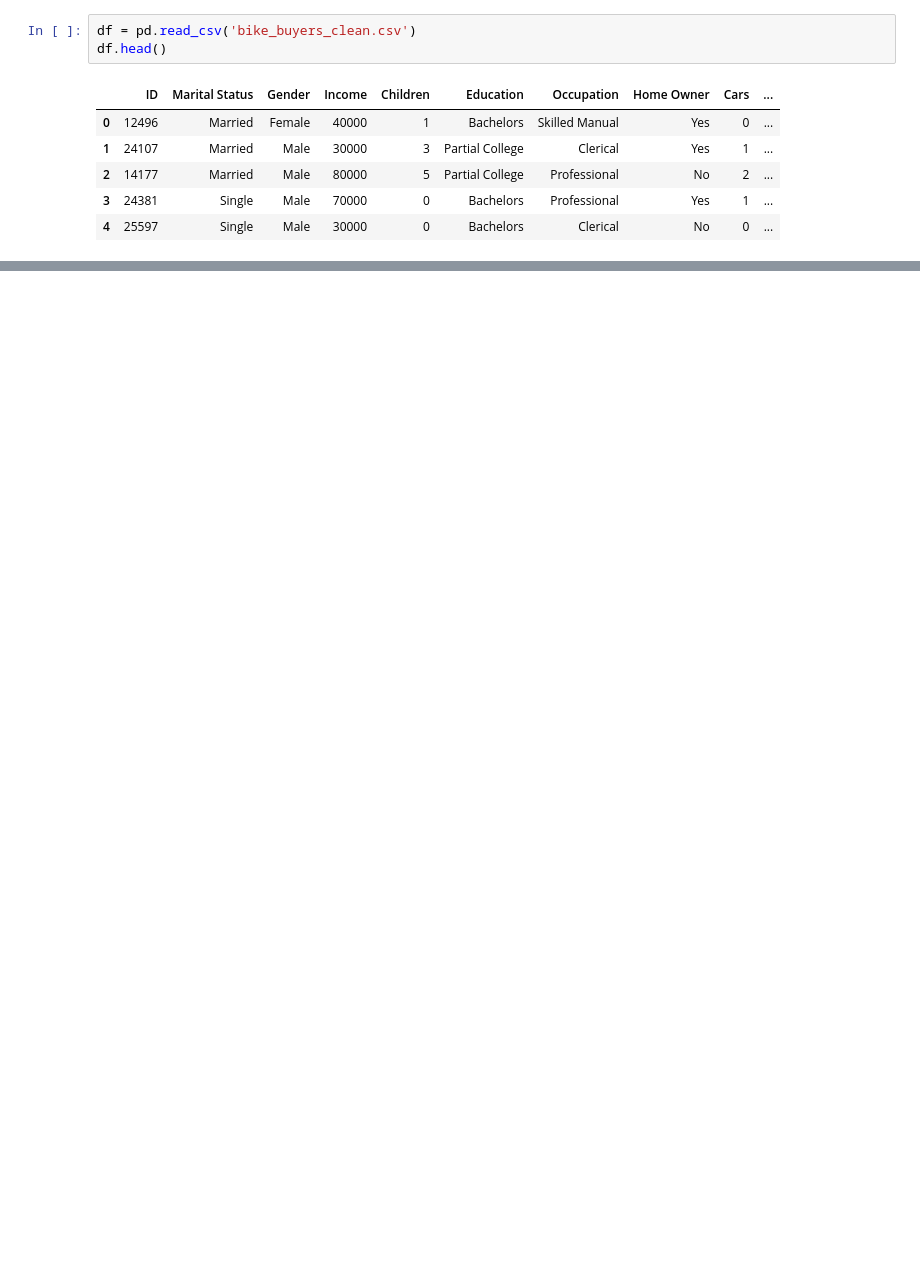
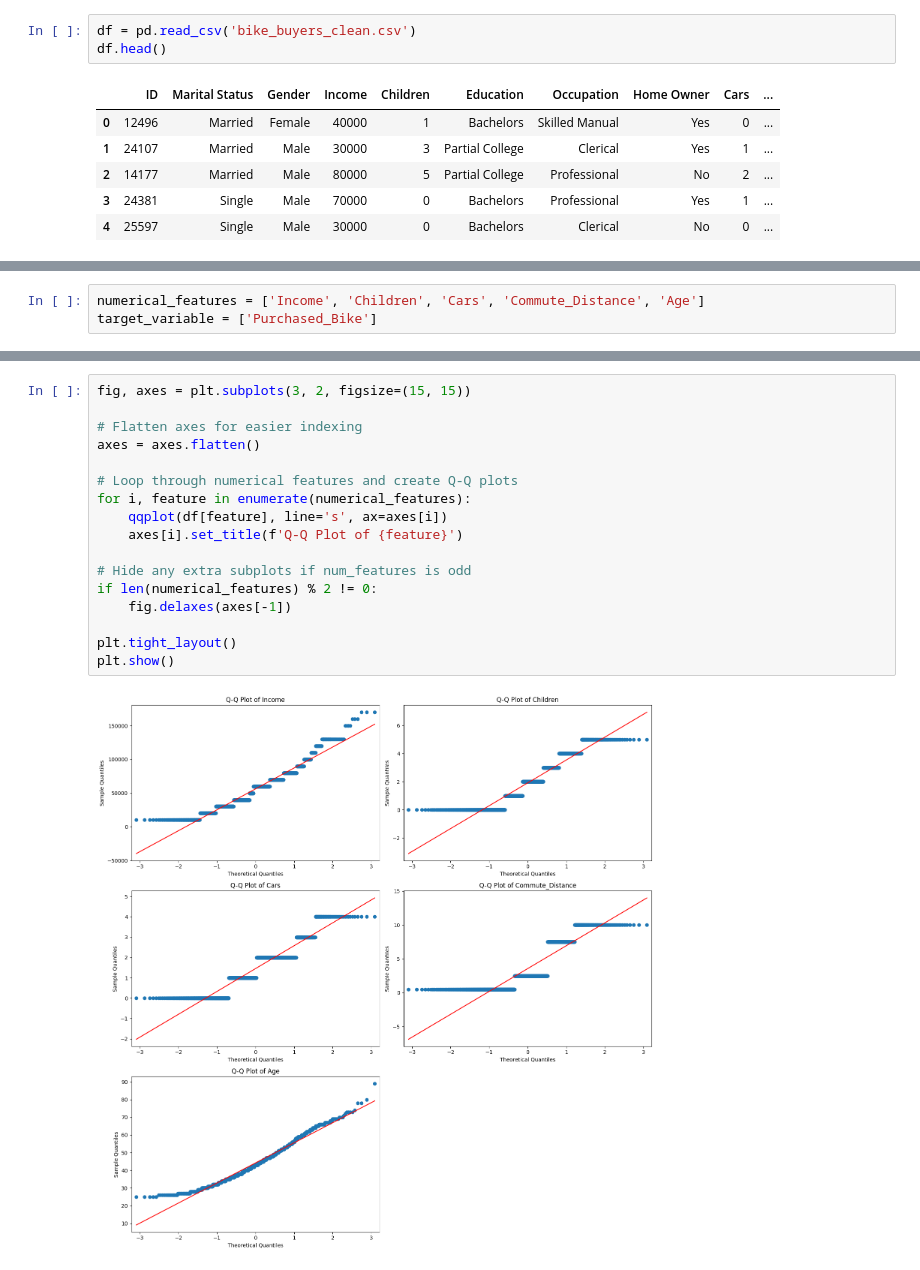
Before and after one commit to MahendraC17/Hypothesis-Testing-for-Bicycle-Market-Insights, a Jupyter notebook: hypothesis_testing.ipynb, the cells around one changed output, grey strips where cells are left out. Saved outputs shown, nothing was run; the diff lists cells and outputs as text; blank space fills up the shorter version.

```diff
--- a/hypothesis_testing.ipynb
+++ b/hypothesis_testing.ipynb
@@ -13,0 +97,3 @@ df.head()
+# %%
+numerical_features = ['Income', 'Children', 'Cars', 'Commute_Distance', 'Age']
+target_variable = ['Purchased_Bike']
@@ -13,0 +120,19 @@ df.head()
+# %%
+fig, axes = plt.subplots(3, 2, figsize=(15, 15))
+
+# Flatten axes for easier indexing
+axes = axes.flatten()
+
+# Loop through numerical features and create Q-Q plots
+for i, feature in enumerate(numerical_features):
+    qqplot(df[feature], line='s', ax=axes[i])
+    axes[i].set_title(f'Q-Q Plot of {feature}')
+
+# Hide any extra subplots if num_features is odd
+if len(numerical_features) % 2 != 0:
+    fig.delaxes(axes[-1])
+
+plt.tight_layout()
+plt.show()
+# %% [output]
+[figure, added]
```
Also changed, not shown: parts of 10 cells of this notebook.
